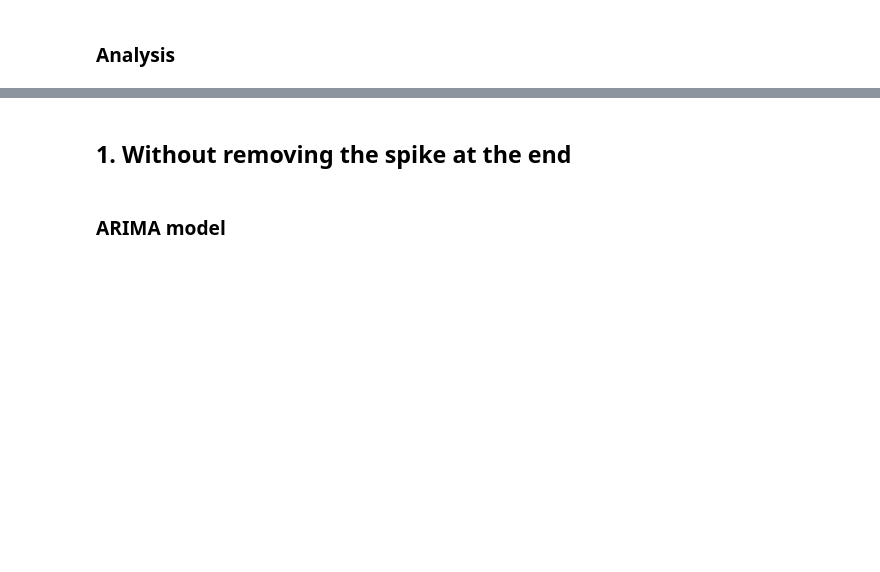
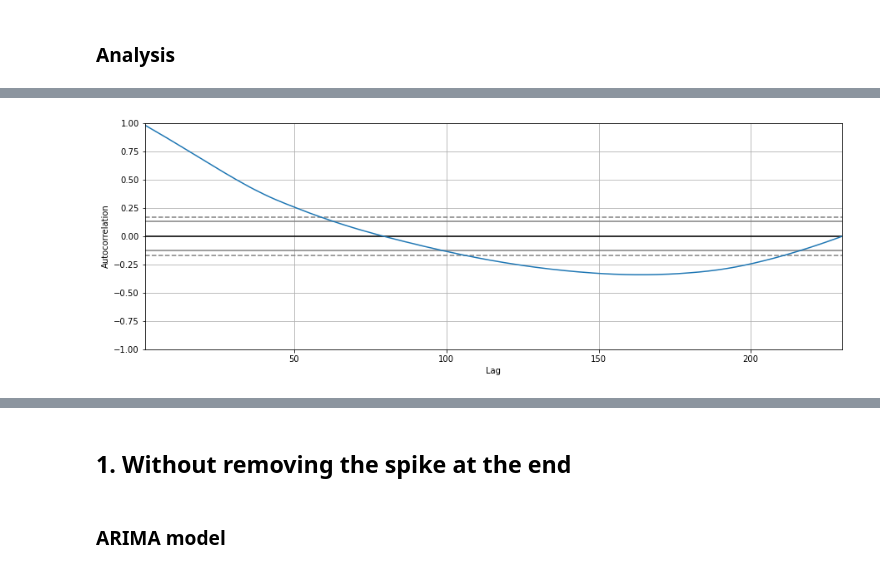
Before and after one commit to Subrahmanyajoshi/Covid-Vaccinations-Prediction, a Jupyter notebook: predictors/ARIMA.ipynb, the cells around one changed output, grey strips where cells are left out. Saved outputs shown, nothing was run; the diff lists cells and outputs as text; code cells hidden in the pictures; blank space fills up the shorter version.

```diff
--- a/predictors/ARIMA.ipynb
+++ b/predictors/ARIMA.ipynb
@@ -59,0 +77,7 @@ From machine learning point of view, it makes perfect sense to remove the spike
+# %%
+from pandas.plotting import autocorrelation_plot
+
+autocorrelation_plot(df['values'])
+plt.show()
+# %% [output]
+[figure, added]
```
Also changed, not shown: parts of 20 cells of this notebook.
